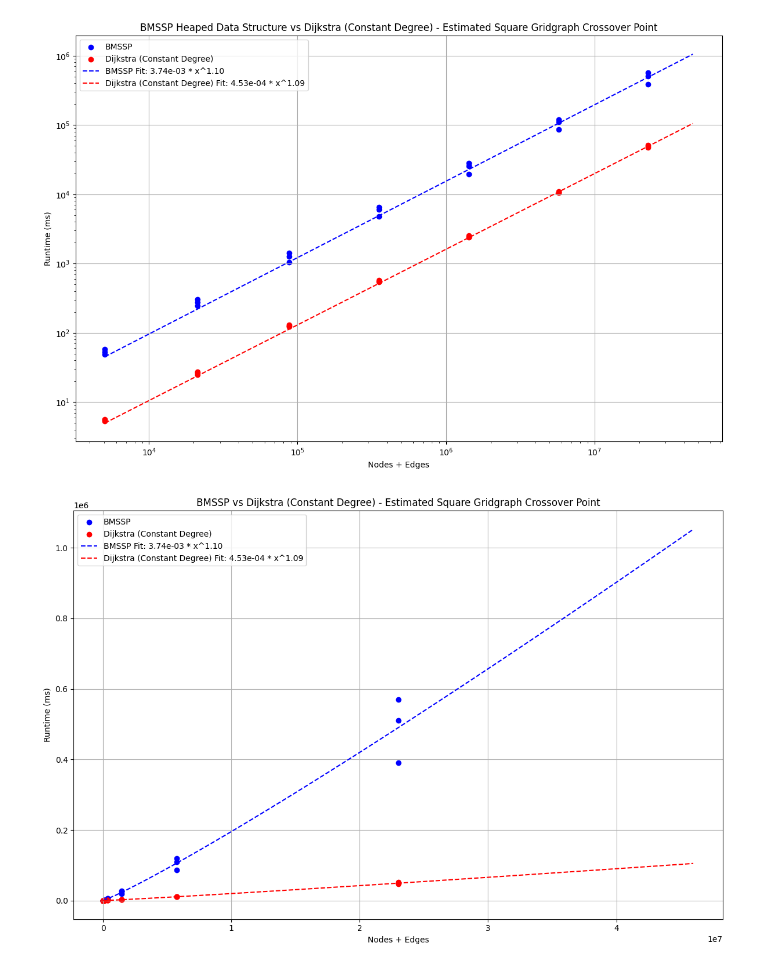
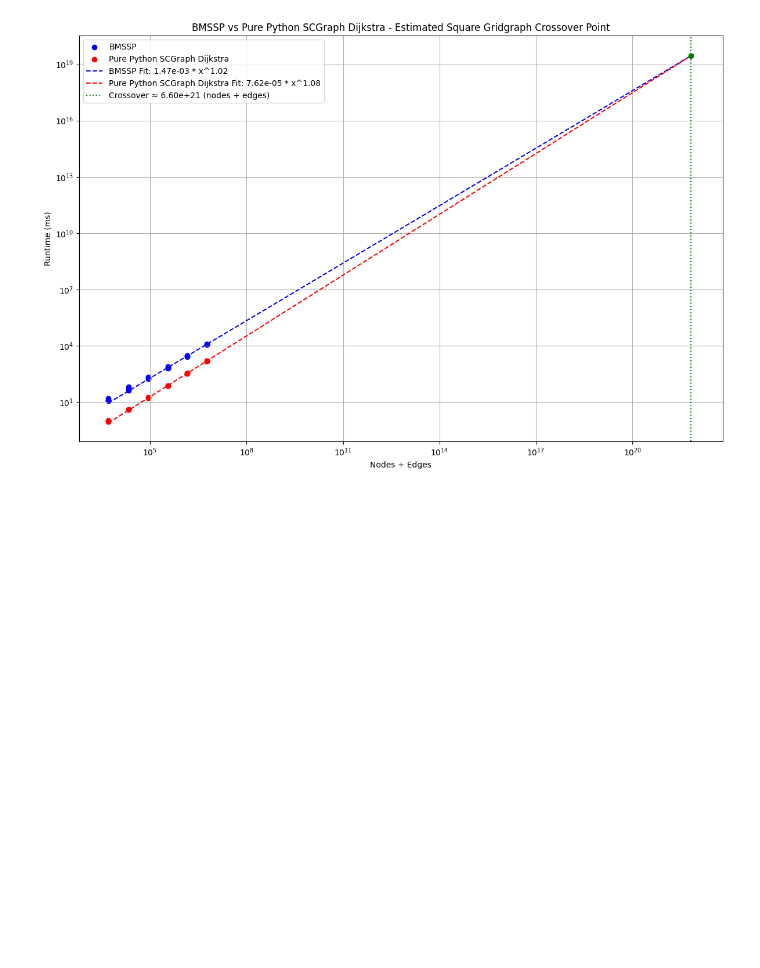
Before and after one commit to connor-makowski/bmsspy, a Jupyter notebook: benchmarking/charts.ipynb, the cells around one changed output. Cells and saved outputs as stored; diff of their text form; code cells hidden in the pictures; blank space fills up the shorter version.

```diff
--- a/benchmarking/charts.ipynb
+++ b/benchmarking/charts.ipynb
@@ -385,25 +387,17 @@ plot_with_crossover(x_vals, y_bmssp, y_purepy, a1, b1, a2, b2, x_crossover,
 # %%
 x_vals = [i['graph_nodes']+i['graph_edges'] for i in gridscale_data]
 y_bmssp = [i["bmssp_solve_time_ms"] for i in gridscale_data]
-y_purepy = [i["sc_dijkstra_constant_degree_time_ms"] for i in gridscale_data]
+y_purepy = [i["pure_python_sc_dijkstra_time_ms"] for i in gridscale_data]
 
 a1, b1 = fit_curve(x_vals, y_bmssp)
 a2, b2 = fit_curve(x_vals, y_purepy)
 x_crossover = find_crossover(a1, b1, a2, b2)
 
 plot_with_crossover(x_vals, y_bmssp, y_purepy, a1, b1, a2, b2, x_crossover,
     algo_1_name="BMSSP",
-    algo_2_name="Dijkstra (Constant Degree)",
-    title="BMSSP Heaped Data Structure vs Dijkstra (Constant Degree) - Estimated Square Gridgraph Crossover Point",
+    algo_2_name="Pure Python SCGraph Dijkstra",
+    title="BMSSP vs Pure Python SCGraph Dijkstra - Estimated Square Gridgraph Crossover Point",
     scale="log",
 )
-
-plot_with_crossover(x_vals, y_bmssp, y_purepy, a1, b1, a2, b2, x_crossover,
-    algo_1_name="BMSSP",
-    algo_2_name="Dijkstra (Constant Degree)",
-    title="BMSSP vs Dijkstra (Constant Degree) - Estimated Square Gridgraph Crossover Point",
-    scale="linear",
-)
 # %% [output]
-[figure, old version]
+[figure, new version]
-[figure, removed]
```
Also changed, not shown: parts of 7 cells of this notebook, 16 other files.
